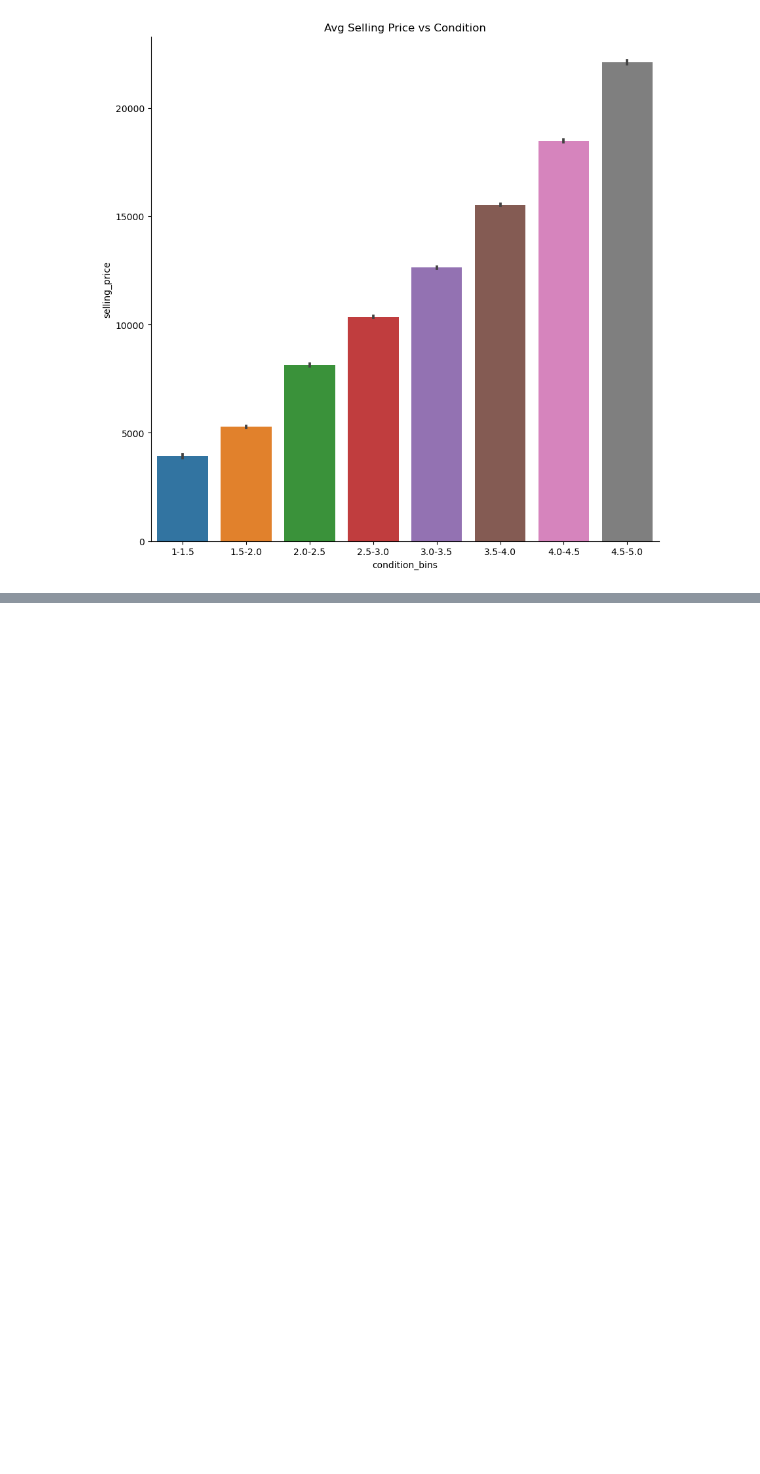
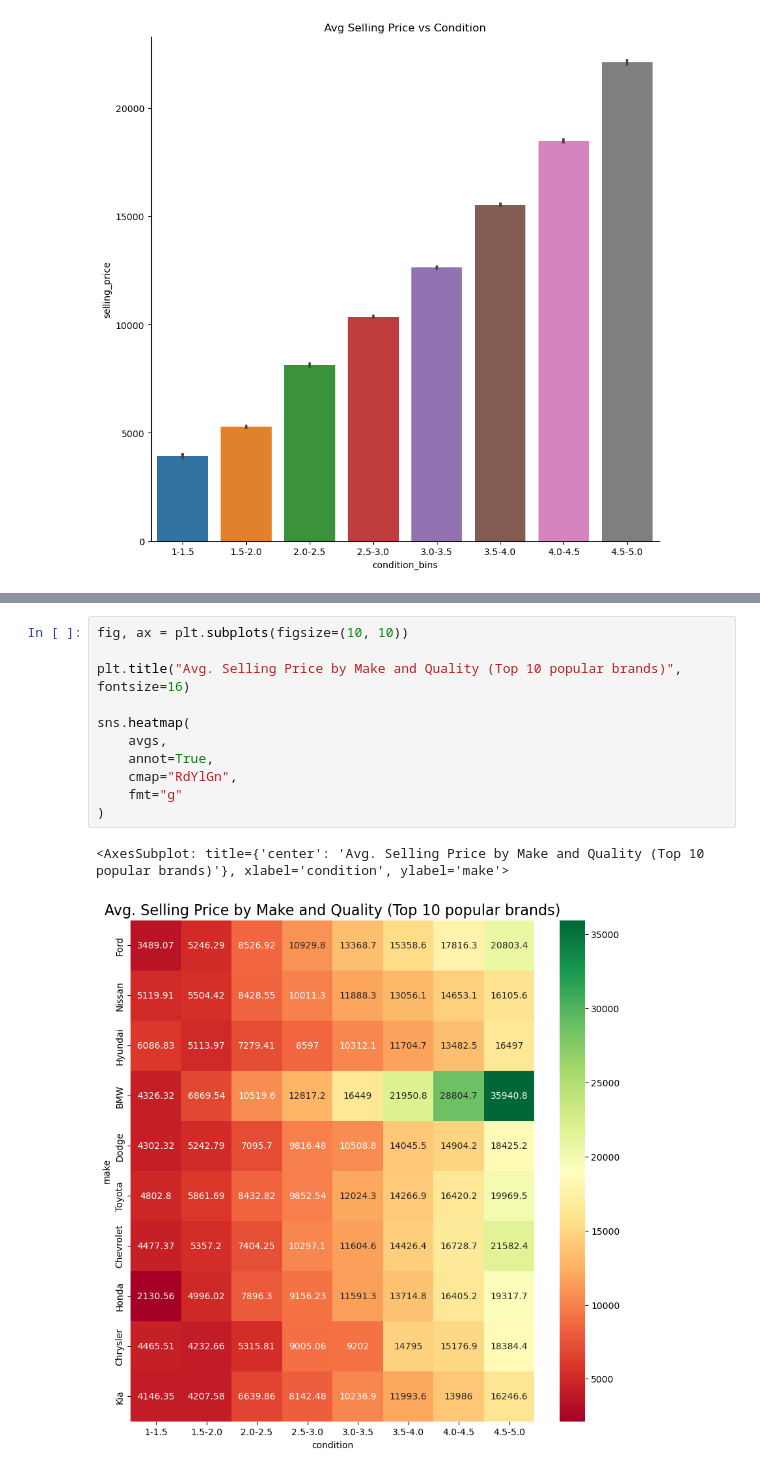
Before and after one commit to MeetPatel89/car_sales_analysis, a Jupyter notebook: notebook.ipynb, the cells around one changed output, grey strips where cells are left out. Saved outputs shown, nothing was run; the diff lists cells and outputs as text; blank space fills up the shorter version.

Commit message:
create heat map for average selling price aggregated for make and condition for top 10 popular brands

```diff
--- a/notebook.ipynb
+++ b/notebook.ipynb
@@ -275,3 +275,17 @@ avgs
 | Honda | 2130.562500 | 4996.020954 | 7896.300373 | 9156.233933 | 11591.343582 | 13714.775844 | 16405.194175 | 19317.726330 |
 | Chrysler | 4465.507246 | 4232.658170 | 5315.813646 | 9005.057656 | 9202.004673 | 14794.996091 | 15176.900158 | 18384.387548 |
 | Kia | 4146.354167 | 4207.580300 | 6639.857005 | 8142.480229 | 10236.927282 | 11993.599421 | 13986.038947 | 16246.605411 |
+# %%
+fig, ax = plt.subplots(figsize=(10, 10))
+
+plt.title("Avg. Selling Price by Make and Quality (Top 10 popular brands)", fontsize=16)
+
+sns.heatmap(
+    avgs,
+    annot=True,
+    cmap="RdYlGn",
+    fmt="g"
+)
+# %% [output]
+<AxesSubplot: title={'center': 'Avg. Selling Price by Make and Quality (Top 10 popular brands)'}, xlabel='condition', ylabel='make'>
+[figure, added]
```
